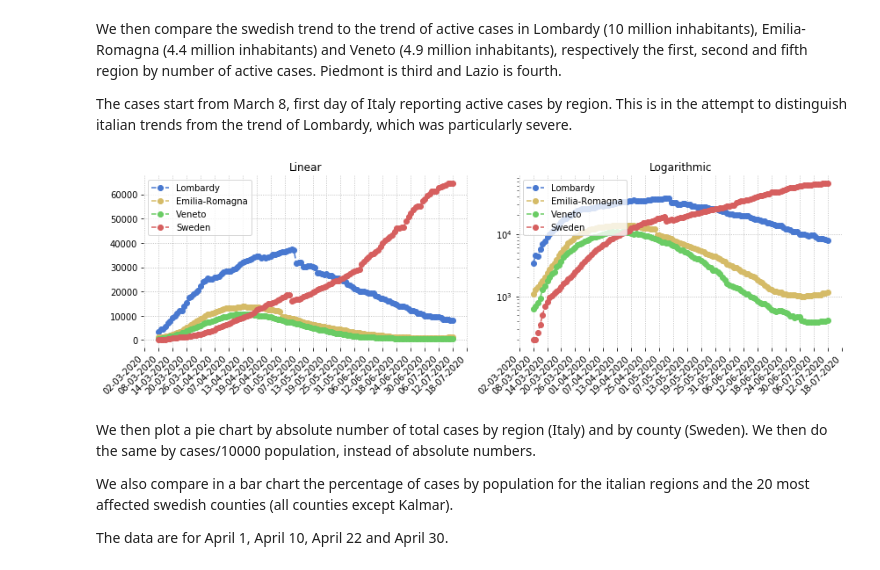
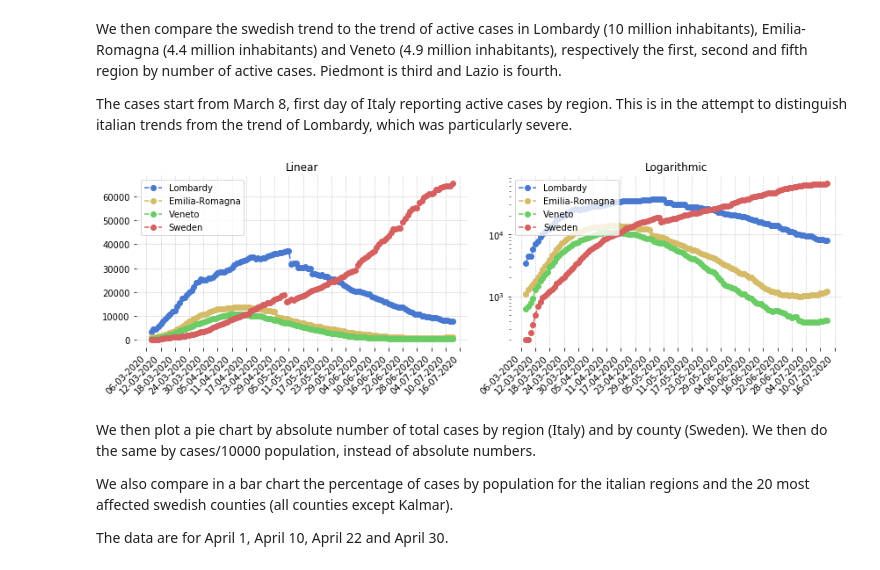
Before and after one commit to eera-l/Covid19-Sweden-Overview, a Jupyter notebook: c19-it-swe.ipynb, the cells around one changed output. Drawn from its saved outputs; the diff is of its cells as text; code cells hidden in the pictures.

```diff
--- a/c19-it-swe.ipynb
+++ b/c19-it-swe.ipynb
@@ -32,7 +32,7 @@ italy_active = [1049, 1577, 1835, 2263, 2706, 3296, 3916, 5061, 6387, 7985, 8514
                 106527, 105847, 106103, 105813, 105205, 104657, 101551, 100943, 100704, 100179, 99980, 98467, 91528, 89624, 87961, 84842, 83324,
                 82488, 81266, 78457, 76440, 72070, 70187, 68351, 66553, 65129, 62752, 60960, 59322, 57752, 56594, 55300, 52942, 50966, 47986, 46175,
                 43691, 42097, 41367, 39893, 39297, 38429, 36976, 35877, 35262, 34730, 32872, 31710, 30637, 28997, 27485, 26274, 25909, 24569, 23925,
-                23101, 21543, 21212, 20972, 20637, 19573, 18655, 18303, 17638, 16836]
+                23101, 21543, 21212, 20972, 20637, 19573, 18655, 18303, 17638, 16836, 16681]
 
 
 sweden_active = [1036, 1113, 1187, 1276, 1412, 1607, 1734, 1897, 2003, 2243, 2448, 2747, 2948, 3326, 3574, 3928, 4291, 4735, 5157, 5566, 5961, 6350,
@@ -41,7 +41,7 @@ sweden_active = [1036, 1113, 1187, 1276, 1412, 1607, 1734, 1897, 2003, 2243, 244
                  19561, 20172, 20712, 21095, 21533, 21784, 22171, 22853, 23390, 24026, 24296, 24534, 24988, 25487, 26081, 26644, 27260, 27915, 28350,
                  28668, 29302, 31396, 32495, 33499, 34297, 35185, 35608, 36396, 37105, 38668, 40042, 41158, 41804, 42503, 43400, 44753, 46311, 46311,
                  46611, 46611, 49196, 50854, 52204, 53892, 54961, 55209, 55209, 57439, 58229, 59551, 60331, 61174, 61174, 61307, 62820, 63052, 63586,
-                 63964, 64484, 64484, 64484]
+                 63964, 64484, 64484, 64484, 65376]
 
 italy_hospitalized = [401, 639, 742, 1034, 1346, 1790, 2394, 2651, 3550, 4316, 5038, 5838, 6650, 7426, 8372, 9663, 11025, 12894, 14363,
                       15757, 16020, 17708, 19846, 20692, 21937, 23112, 24753, 26029, 26676, 27386, 27795, 28192, 28403, 28540, 28741,
@@ -49,7 +49,7 @@ italy_hospitalized = [401, 639, 742, 1034, 1346, 1790, 2394, 2651, 3550, 4316, 5
                       24906, 24134, 23805, 22871, 22068, 21533, 21372, 20353, 19723, 19210, 18149, 17569, 17357, 17242, 16823, 16270,
                       15769, 15174, 14636, 13834, 13618, 13539, 12865, 12172, 11453, 10792, 10400, 10311, 10207, 9991, 9624, 9269, 8957, 8695,
                       8613, 8185, 7917, 7729, 7379, 7094, 6680, 6387, 6099, 5916, 5742, 5503, 5301, 5002, 4864, 4729, 4581, 4320, 4131, 3893,
-                      3747, 3594, 3489, 3301, 3113, 2867, 2632, 2474, 2314, 2038, 1853, 1610, 1515, 1356, 1260]
+                      3747, 3594, 3489, 3301, 3113, 2867, 2632, 2474, 2314, 2038, 1853, 1610, 1515, 1356, 1260, 1160]
 
 
 sweden_hospitalized = [0, 0, 0, 43, 177, 256, 279, 331, 426, 497, 577, 696, 803, 902, 973, 1121, 1219, 1320, 1400, 1480, 1508, 1726, 1742,
@@ -57,20 +57,20 @@ sweden_hospitalized = [0, 0, 0, 43, 177, 256, 279, 331, 426, 497, 577, 696, 803,
                        2288, 2238, 2193, 2139, 2118, 2125, 2150, 2199, 2222, 2172, 2128, 2089, 2047, 2040, 2028, 1950, 1919, 1873, 1817, 1797,
                        1792, 1829, 1772, 1747, 1705, 1732, 1712, 1707, 1734, 1730, 1687, 1633, 1629, 1608, 1617, 1649, 1630, 1559, 1552, 1512, 1481,
                        1486, 1517, 1463, 1428, 1367, 1352, 1352, 1352, 1303, 1264, 1223, 1179, 1181, 1181, 1176, 1144, 1148, 1094, 993, 986, 986,
-                       986, 895, 879, 858, 770, 760, 760, 760, 663, 650, 626, 562, 521, 521, 521]
+                       986, 895, 879, 858, 770, 760, 760, 760, 663, 650, 626, 562, 521, 521, 521, 484]
 
 
 italy_icu = [105, 140, 166, 229, 295, 351, 462, 567, 650, 733, 877, 1028, 1153, 1328, 1518, 1672, 1851, 2060, 2257, 2498, 2655, 2857, 3009, 3204, 3396, 3489,
              3612, 3732, 3856, 3906, 3981, 4023, 4035, 4053, 4068, 3994, 3977, 3898, 3792, 3693, 3605, 3497, 3381, 3343, 3260, 3186, 3079, 2936, 2812, 2733,
              2635, 2573, 2471, 2384, 2267, 2173, 2102, 2009, 1956, 1863, 1795, 1694, 1578, 1539, 1501, 1479, 1427, 1333, 1311, 1168, 1034, 1027, 999, 952, 893,
              855, 808, 775, 762, 749, 716, 676, 640, 595, 572, 553, 541, 521, 505, 489, 475, 450, 435, 424, 408, 353, 338, 316, 293, 287, 283, 263, 249, 236, 227,
-             220, 209, 207, 177, 163, 168, 161, 152, 148, 127, 115, 107, 103, 105, 97]
+             220, 209, 207, 177, 163, 168, 161, 152, 148, 127, 115, 107, 103, 105, 97, 98]
 
 sweden_icu = [0, 0, 0, 23, 31, 45, 49, 58, 92, 110, 142, 160, 182, 202, 219, 265, 293, 312, 339, 361, 376, 387, 400, 439, 451, 464, 486, 504, 500,
               521, 522, 528, 527, 523, 524, 522, 537, 525, 517, 537, 541, 556, 543, 533, 531, 537, 524, 519, 526, 523, 504, 492, 484, 474, 466, 459,
               443, 434, 422, 411, 401, 388, 381, 379, 383, 366, 366, 358, 352, 344, 347, 337, 331, 316, 320, 310, 305, 309, 307, 309, 308, 292, 287, 291,
               298, 296, 280, 280, 268, 267, 267, 267, 245, 239, 232, 223, 223, 223, 223, 202, 201, 191, 182, 170, 170, 170, 157, 150, 139, 129, 135,
-              135, 135, 125, 118, 110, 100, 94, 94, 94]
+              135, 135, 125, 118, 110, 100, 94, 94, 94, 89]
 
 
 italy_d = [29, 34, 52, 79, 107, 148, 197, 233, 366, 463, 631, 827, 1016, 1266, 1441, 1809, 2158, 2503, 2978, 3405, 4032, 4825, 5475, 6077, 6820, 7503, 8165,
@@ -78,13 +78,13 @@ italy_d = [29, 34, 52, 79, 107, 148, 197, 233, 366, 463, 631, 827, 1016, 1266, 1
            22745, 23227, 23660, 24114, 24648, 25085, 25549, 25969, 26384, 26644, 26977, 27359, 27682, 27967, 28236, 28710, 28884, 29079, 29315, 29684,
            29958, 30201, 30395, 30560, 30739, 30911, 31106, 31368, 31610, 31763, 31908, 32007, 32169, 32330, 32486, 32616, 32735, 32785, 32877, 32955, 33072,
            33142, 33229, 33340, 33415, 33475, 33530, 33601, 33689, 33774, 33846, 33899, 33964, 34043, 34114, 34167, 34223, 34301, 34345, 34371, 34405, 34448,
-           34514, 34561, 34610, 34634, 34657, 34675, 34644, 34678, 34708, 34716]
+           34514, 34561, 34610, 34634, 34657, 34675, 34644, 34678, 34708, 34716, 34738]
 
 sweden_d = [3, 7, 8, 10, 11, 16, 20, 23, 33, 40, 63, 78, 105, 112, 123, 167, 199, 259, 307, 358, 391, 428, 506, 618, 696, 812, 881, 901, 915, 946, 1084,
             1223, 1360, 1442, 1546, 1578, 1633, 1795, 1939, 2028, 2159, 2202, 2206, 2289, 2380, 2473, 2604, 2667, 2686, 2698, 2787, 2877, 2959, 3056, 3191,
             3229, 3239, 3279, 3343, 3476, 3550, 3669, 3689, 3694, 3712, 3783, 3857, 3895, 3956, 4029, 4032, 4066, 4146, 4243, 4291, 4361, 4408, 4415, 4433,
             4501, 4578, 4598, 4674, 4678, 4689, 4722, 4757, 4824, 4849, 4887, 4892, 4892, 4909, 4952, 5063, 5078, 5078, 5079, 5079, 5151, 5182, 5222, 5249,
-            5295, 5304, 5304, 5332, 5351, 5395, 5436, 5446, 5446, 5447, 5461, 5472, 5515, 5532, 5554, 5554, 5554]
+            5295, 5304, 5304, 5332, 5351, 5395, 5436, 5446, 5446, 5447, 5461, 5472, 5515, 5532, 5554, 5554, 5554, 5564]
 
 x = np.arange(1, len(italy_active) + 1)
 
@@ -243,7 +243,7 @@ italy_total = [2036, 2502, 3089, 3858, 4636, 5883, 7375, 9172, 10149, 12462, 151
                225435, 225886, 226699, 227364, 228006, 228658, 229327, 229858, 230158, 230555, 231139, 231732, 232248, 232664, 233019, 233197, 233515, 233836,
                234013, 234531, 234801, 234998, 235278, 235561, 235763, 236142, 236305, 236651, 236989, 237290, 237500, 237828, 238159, 238011, 238275, 238499,
                238720, 238833, 239410, 239706, 239961, 240136, 240310, 240436, 240578, 240760, 240961, 241184, 241419, 241611, 241819, 241956, 242149, 242363,
-               242639, 242827, 243061]
+               242639, 242827, 243061, 243230]
 
 sweden_total = [19, 32, 62, 87, 146, 179, 225, 326, 424, 620, 772, 924, 995, 1064, 1147, 1266, 1411, 1554, 1734, 1868, 1985, 2167, 2397, 2711, 2997,
                 3363, 3663, 3944, 4359, 4834, 5319, 5874, 6477, 6834, 7175, 7565, 8303, 8958, 9602, 10057, 10451, 10914, 11351, 11831, 12435, 13058,
@@ -251,7 +251,7 @@ sweden_total = [19, 32, 62, 87, 146, 179, 225, 326, 424, 620, 772, 924, 995, 106
                 24713, 25396, 26019, 26385, 26794, 27368, 28008, 28693, 29352, 29755, 30198, 30467, 30925, 31681, 32256, 32953, 33296, 33537, 34025, 34604,
                 35295, 35906, 36592, 37294, 37736, 38072, 38774, 40945, 42064, 43144, 43946, 44845, 45301, 46124, 46900, 48488, 49900, 51021, 51667, 52383,
                 53323, 54787, 56360, 56360, 56661, 56661, 59318, 61007, 62397, 64112, 65227, 65484, 65484, 67742, 68551, 69917, 70738, 71591, 71591, 71725,
-                73252, 73495, 74072, 74467, 75009, 75009, 75009]
+                73252, 73495, 74072, 74467, 75009, 75009, 75009, 75911]
 
 italy_active = [1835, 2263, 2706, 3296, 3916, 5061, 6387, 7985, 8514, 10590, 12839, 14955, 17750, 20603, 23073, 26062, 28710, 33190, 37860, 42681, 46638,
                 50418, 54030, 57521, 62013, 66414, 70065, 73880, 75528, 77635, 80572, 83049, 85388, 88274, 91246, 93187, 94067, 95262, 96877, 98273, 100269,
@@ -259,7 +259,8 @@ italy_active = [1835, 2263, 2706, 3296, 3916, 5061, 6387, 7985, 8514, 10590, 128
                 104657, 101551, 100943, 100704, 100179, 99980, 98467, 91528, 89624, 87961, 84842, 83324, 82488, 81266, 78457, 76440, 72070, 70187, 68351,
                 66553, 65129, 62752, 60960, 59322, 57752, 56594, 55300, 52942, 50966, 47986, 46175, 43691, 42075, 41367, 39893, 39297, 38429, 36976, 35877,
                 35262, 34730, 32872, 31710, 30637, 28997, 27485, 26274, 25909, 24569, 23925, 23101, 21543, 21212, 20972, 20637, 19573, 18655, 18303, 17638,
-                16836, 16681, 16469, 15563, 15255, 15060, 14884, 14621, 14642, 14709, 14242, 13595, 13459, 13428, 13303, 13179]
+                16836, 16681, 16469, 15563, 15255, 15060, 14884, 14621, 14642, 14709, 14242, 13595, 13459, 13428, 13303, 13179,
+                13157]
 
 sweden_active = [15, 29, 51, 93, 136, 160, 202, 259, 354, 498, 685, 812, 958, 1036, 1113, 1187, 1276, 1412, 1607, 1734, 1897, 2003, 2243, 2448, 2747,
                  2948, 3326, 3574, 3928, 4291, 4735, 5157, 5566, 5961, 6350, 6634, 7026, 7653, 8233, 8498, 9016, 9352, 9717, 10087, 10427, 10794, 11337,
@@ -267,7 +268,7 @@ sweden_active = [15, 29, 51, 93, 136, 160, 202, 259, 354, 498, 685, 812, 958, 10
                  17234, 17819, 18175, 18544, 19054, 19561, 20172, 20712, 21095, 21533, 21784, 22171, 22853, 23390, 24026, 24296, 24534, 24988, 25487, 26081,
                  26644, 27260, 27915, 28350, 28668, 29302, 31396, 32495, 33499, 34297, 35185, 35608, 36396, 37105, 38668, 40042, 41158, 41804, 42503, 43400,
                  44753, 46311, 46311, 46611, 46611, 49196, 50854, 52204, 53892, 54961, 55209, 55209, 57439, 58229, 59551, 60331, 61174, 61174, 61307, 62820,
-                 63052, 63586, 63964, 64484, 64484, 64484]
+                 63052, 63586, 63964, 64484, 64484, 64484, 65376]
 
 
 italy_d = [52, 79, 107, 148, 197, 233, 366, 463, 631, 827, 1016, 1266, 1441, 1809, 2158, 2503, 2978, 3405, 4032, 4825, 5475, 6077, 6820, 7503, 8165, 9134,
@@ -276,13 +277,14 @@ italy_d = [52, 79, 107, 148, 197, 233, 366, 463, 631, 827, 1016, 1266, 1441, 180
            29958, 30201, 30395, 30560, 30739, 30911, 31106, 31368, 31610, 31763, 31908, 32007, 32169, 32330, 32486, 32616, 32735, 32785, 32877, 32955, 33072,
            33142, 33229, 33340, 33415, 33475, 33530, 33601, 33689, 33774, 33846, 33899, 33964, 34043, 34114, 34167, 34223, 34301, 34345, 34371, 34405, 34448,
            34514, 34561, 34610, 34634, 34657, 34675, 34644, 34678, 34708, 34716, 34738, 34744, 34767, 34788, 34818, 34833, 34854, 34861, 34869, 34899, 34914,
-           34926, 34938, 34945, 34954]
+           34926, 34938, 34945, 34954, 34967]
 
 sweden_d = [0, 0, 0, 0, 0, 0, 0, 0, 0, 1, 1, 1, 2, 3, 7, 8, 10, 11, 16, 20, 23, 33, 40, 63, 78, 105, 112, 123, 167, 199, 259, 307, 358, 391, 428, 506,
             618, 696, 812, 881, 901, 915, 946, 1084, 1223, 1360, 1442, 1546, 1578, 1633, 1795, 1939, 2028, 2159, 2202, 2206, 2289, 2380, 2473, 2604, 2667,
             2686, 2698, 2787, 2877, 2959, 3056, 3191, 3229, 3239, 3279, 3343, 3476, 3550, 3669, 3689, 3694, 3712, 3783, 3857, 3895, 3956, 4029, 4032, 4066,
             4146, 4243, 4291, 4361, 4408, 4415, 4433, 4501, 4578, 4598, 4674, 4678, 4689, 4722, 4757, 4824, 4849, 4887, 4892, 4892, 4909, 4952, 5063, 5078,
-            5078, 5079, 5079, 5151, 5182, 5222, 5249, 5295, 5304, 5304, 5332, 5351, 5395, 5436, 5446, 5446, 5447, 5461, 5472, 5515, 5532, 5554, 5554, 5554]
+            5078, 5079, 5079, 5151, 5182, 5222, 5249, 5295, 5304, 5304, 5332, 5351, 5395, 5436, 5446, 5446, 5447, 5461, 5472, 5515, 5532, 5554, 5554, 5554,
+            5564]
 
 start = dt.date(2020, 3, 2)
 end = start + dt.timedelta(days=len(italy_active))
@@ -962,21 +964,21 @@ lom_act = [3372, 4490, 4427, 5763, 6896, 7732, 9059, 10043, 10861, 12095, 12266,
            31983, 30262, 30190, 30411, 30675, 30032, 29956, 27746, 27679, 27430, 27073, 27291, 26671, 26715, 25933, 25630, 25614, 25215, 24477, 24037,
            22913, 22683, 21809, 20996, 20861, 20255, 20224, 20224, 19853, 19499, 19420, 19319, 18297, 17857, 17340, 17024, 16785, 15989, 15976, 15233,
            14972, 14647, 14045, 13911, 13843, 13638, 12903, 12227, 11992, 11640, 10992, 10947, 10823, 10060, 9938, 9827, 9677, 9426, 9445, 9492, 9074,
-           8460, 8357, 8341, 8212, 8004]
+           8460, 8357, 8341, 8212, 8004, 8011]
 
 er_act = [1097, 1286, 1417, 1588, 1758, 2011, 2349, 2741, 3088, 3404, 3915, 4506, 5089, 5661, 6390, 7220, 7711, 8256, 8850, 9361, 9964, 10535, 10766, 10953,
           11489, 11859, 12178, 12523, 12837, 13051, 13048, 13110, 13258, 13350, 13495, 13672, 13818, 13778, 13577, 13663, 13585, 13584, 13552, 13522, 13244,
           13084, 12845, 12509, 12347, 12341, 12225, 12003, 11862, 9563, 9484, 9323, 9045, 8984, 8681, 8391, 8011, 7730, 7401, 7191, 7040, 6801, 6502, 6301,
           6001, 5852, 5656, 5525, 5330, 5098, 4926, 4730, 4570, 4457, 4359, 4146, 3998, 3750, 3564, 3279, 3163, 3068, 2912, 2839, 2688, 2512, 2416, 2328,
           2282, 2156, 2061, 2000, 1817, 1727, 1637, 1500, 1405, 1345, 1281, 1219, 1207, 1172, 1154, 1089, 1074, 1068, 1044, 1041, 1042, 1032, 1010, 1002,
-          1003, 1011, 1037, 1029, 1064, 1060, 1071, 1066, 1113, 1119, 1180]
+          1003, 1011, 1037, 1029, 1064, 1060, 1071, 1066, 1113, 1119, 1180, 1193]
 
 ve_act = [623, 694, 783, 940, 1297, 1453, 1775, 1989, 2274, 2488, 2953, 3169, 3677, 4214, 4644, 4986, 5351, 5745, 6140, 6648, 6913, 7251, 7564, 7850, 8224,
           8578, 8861, 9093, 9409, 9722, 9965, 10171, 10449, 10647, 10749, 10729, 10766, 10736, 10789, 10800, 10618, 10444, 10210, 10061, 10077, 9991, 9925,
           9679, 9432, 9138, 8860, 8601, 8369, 8147, 7779, 7431, 7299, 7234, 7116, 6789, 6534, 6187, 5877, 5591, 5460, 5190, 5020, 4718, 4439, 4162, 4041,
           4004, 3754, 3532, 3286, 3023, 2841, 2660, 2578, 2431, 2287, 2025, 1849, 1612, 1500, 1468, 1403, 1387, 1319, 1229, 1164, 1085, 1080, 1004, 965, 922,
           849, 778, 772, 755, 718, 680, 607, 582, 575, 583, 585, 564, 549, 527, 487, 482, 460, 462, 462, 418, 397, 390, 388, 388, 384, 385, 386, 392, 394, 398,
-          408]
+          408, 412]
 
 sweden_active = [202, 202, 259, 354, 498, 685, 812, 958, 1036, 1113, 1187, 1276, 1412, 1607, 1734, 1897, 2003, 2243, 2448, 2747, 2948, 3326, 3574, 3928,
                  4291, 4735, 5157, 5566, 5961, 6350, 6634, 7026, 7653, 8233, 8498, 9016, 9352, 9717, 10087, 10427, 10794, 11337, 12382, 12691, 13039,
@@ -984,7 +986,7 @@ sweden_active = [202, 202, 259, 354, 498, 685, 812, 958, 1036, 1113, 1187, 1276,
                  19054, 19561, 20172, 20712, 21095, 21533, 21784, 22171, 22853, 23390, 24026, 24296, 24534, 24988, 25487, 26081, 26644, 27260, 27915, 28350,
                  28668, 29302, 31396, 32495, 33499, 34297, 35185, 35608, 36396, 37105, 38668, 40042, 41158, 41804, 42503, 43400, 44753, 46311, 46311, 46611,
                  46611, 49196, 50854, 52204, 53892, 54961, 55209, 55209, 57439, 58229, 59551, 60331, 61174, 61174, 61307, 62820, 63052, 63586, 63964, 64484,
-                 64484, 64484]
+                 64484, 64484, 65376]
 
 start = dt.date(2020, 3, 8)
 end = start + dt.timedelta(days=len(lom_act))
@@ -998,34 +1000,34 @@ ax1.plot(days, ve_act, '--go', label='Veneto')
 ax1.plot(days, sweden_active, '--ro', label='Sweden')
 ax1.legend(loc="upper left")
 ax1.set_title('Linear')
 ax1.xaxis.set_major_formatter(mdates.DateFormatter('%d-%m-%Y'))
 ax1.xaxis.set_major_locator(mdates.DayLocator(interval=interval))
 ax1.axes.grid(linestyle='dotted')
 
 ax2 = fig.add_subplot(122)
 ax2.plot(days, lom_act, '--bo', label='Lombardy')
 ax2.plot(days, er_act, '--yo', label='Emilia-Romagna')
 ax2.plot(days, ve_act, '--go', label='Veneto')
 ax2.plot(days, sweden_active, '--ro', label='Sweden')
 ax2.legend(loc="upper left")
 ax2.set_title('Logarithmic')
 ax2.set_yscale('log')
 ax2.xaxis.set_major_formatter(mdates.DateFormatter('%d-%m-%Y'))
 ax2.xaxis.set_major_locator(mdates.DayLocator(interval=interval))
 ax2.axes.grid(linestyle='dotted')
 
 sns.set_color_codes('muted')
 sns.despine(left = True, bottom = True)
 for ax in fig.axes:
   for label in ax.get_xticklabels():
     label.set_ha("right")
     label.set_rotation(45)
 fig.set_figheight(4)
 fig.set_figwidth(12)
 plt.tight_layout()
 plt.show()
 # %% [output]
-[figure, old version]
+[figure, new version]
 # %% [markdown]
 We then plot a pie chart by absolute number of total cases by region (Italy) and by county (Sweden). We then do the same by cases/10000 population, instead of absolute numbers.
 
```
Also changed, not shown: parts of 6 cells of this notebook, 1 other file.
